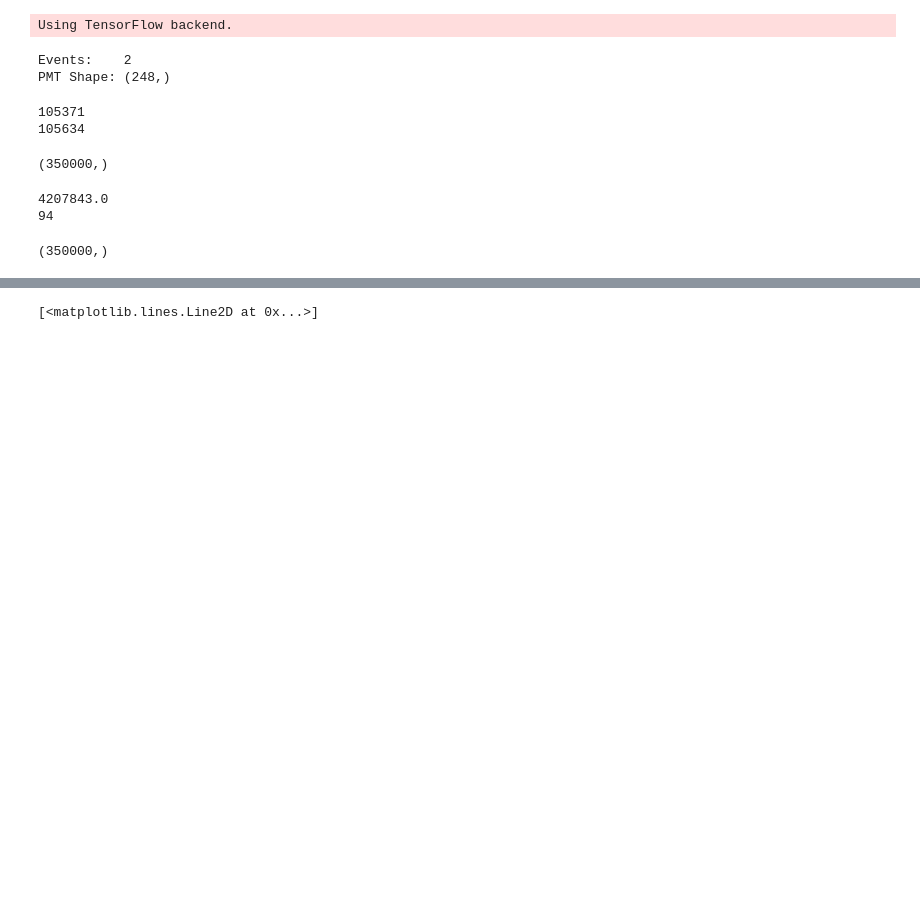
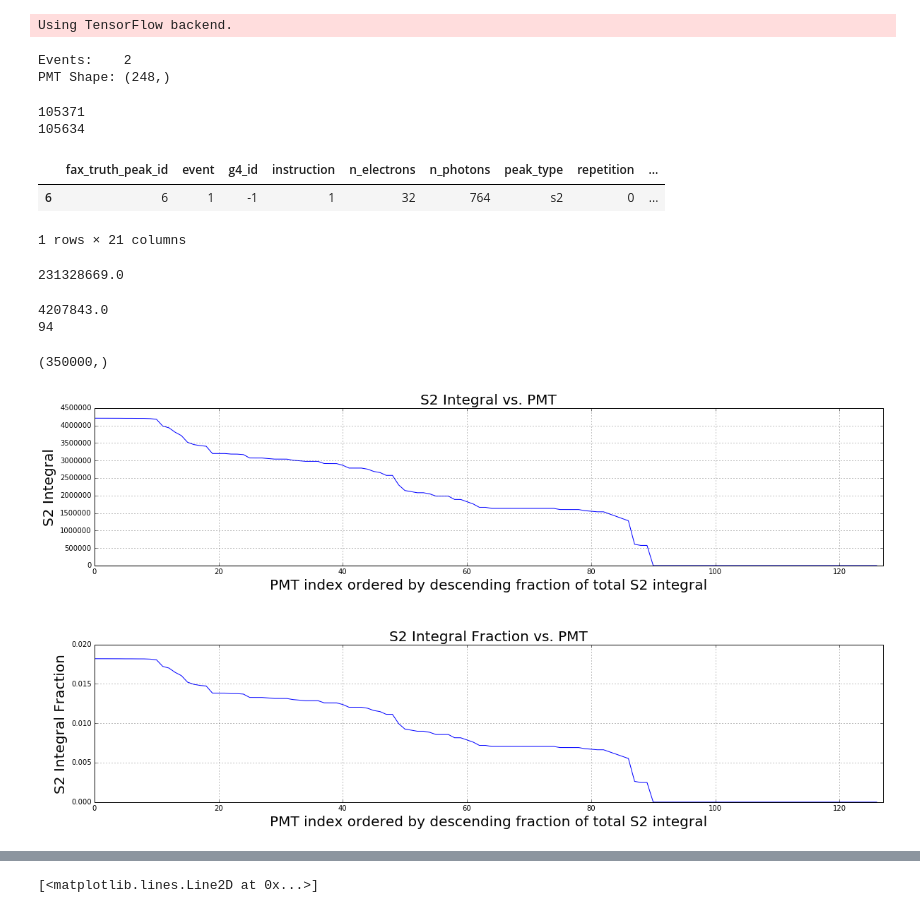
Before and after one commit to dbarg/pax_reconstruction, a Jupyter notebook: plot_s2_waveforms.ipynb, the cells around one changed output, grey strips where cells are left out. Drawn from its saved outputs; the diff is of its cells as text; code cells hidden in the pictures; blank space fills up the shorter version.

```diff
--- a/plot_s2_waveforms.ipynb
+++ b/plot_s2_waveforms.ipynb
@@ -87,9 +87,14 @@ x1 = s1 + eps
 
 print(s0)
 print(s1)
+
+display(df_truth)
 # %% [output]
 105371
 105634
+|  | fax_truth_peak_id | event | g4_id | instruction | n_electrons | n_photons | peak_type | repetition | ... |
+| 6 | 6 | 1 | -1 | 1 | 32 | 764 | s2 | 0 | ... |
+1 rows × 21 columns
 # %%
 
 ##########################################################################################
@@ -97,9 +102,11 @@ print(s1)
 
 sum_waveforms = wfs.waveforms_in_channels[nEvent].drop("event_number", axis=1).iloc[:, 0:127].sum(axis=1).as_matrix()
 
-print(sum_waveforms.shape)
+sum_s2_all = np.sum(sum_waveforms[s0:s1])
+
+print(sum_s2_all)
 # %% [output]
-(350000,)
+231328669.0
 # %%
 
 ##########################################################################################
@@ -171,3 +178,40 @@ for i in range(0, 127):
 df_s2_sum = pd.DataFrame(data={'s2_sum': arr_s2_sum, 'pmt': arr_s2_idx})
 df_s2_sum = df_s2_sum.sort_values(['s2_sum'], ascending=False)
 df_s2_sum = df_s2_sum.reset_index(drop=True)
+# %%
+
+##########################################################################################
+##########################################################################################
+
+arr_s2_idx = df_s2_sum.iloc[:, 0].as_matrix()
+arr_s2_sum = df_s2_sum.iloc[:, 1].as_matrix()
+arr_s2_sum = arr_s2_sum.reshape(arr_s2_sum.size, 1)
+arr_s2_denom = sum_s2_all*np.ones(arr_s2_sum.size).reshape(arr_s2_sum.size, 1)
+arr_s2_frac = np.divide(arr_s2_sum, arr_s2_denom)
+
+
+##########################################################################################
+##########################################################################################
+
+fig, ax = plt.subplots(nrows=2, ncols=1, figsize=(20, 10))
+plt.subplots_adjust(left=None, bottom=None, right=None, top=None, wspace=0.2, hspace=0.5)
+
+ax1 = plt.subplot(2, 1, 1)
+plt.plot(arr_s2_sum)
+plt.xlim([0, 127])
+plt.xlabel('PMT index ordered by descending fraction of total S2 integral', fontsize=20)
+plt.ylabel('S2 Integral', fontsize=20)
+plt.title('S2 Integral vs. PMT', fontsize=20)
+plt.grid(True)
+
+ax2 = plt.subplot(2, 1, 2)
+plt.plot(arr_s2_frac)
+plt.xlim([0, 127])
+plt.xlabel('PMT index ordered by descending fraction of total S2 integral', fontsize=20)
+plt.ylabel('S2 Integral Fraction', fontsize=20)
+plt.title('S2 Integral Fraction vs. PMT', fontsize=20)
+plt.grid(True)
+
+fig.savefig("plots/s2_integral_vs_pmt.png")
+# %% [output]
+[figure, added]
```
Also changed, not shown: parts of 5 cells of this notebook, 5 other files.
